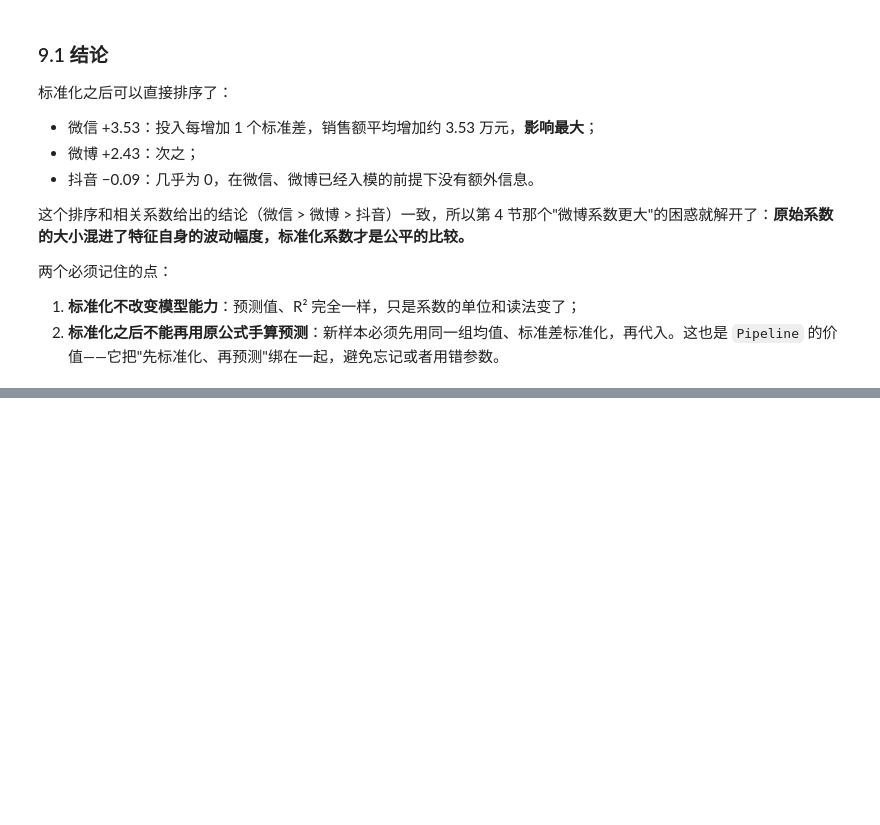
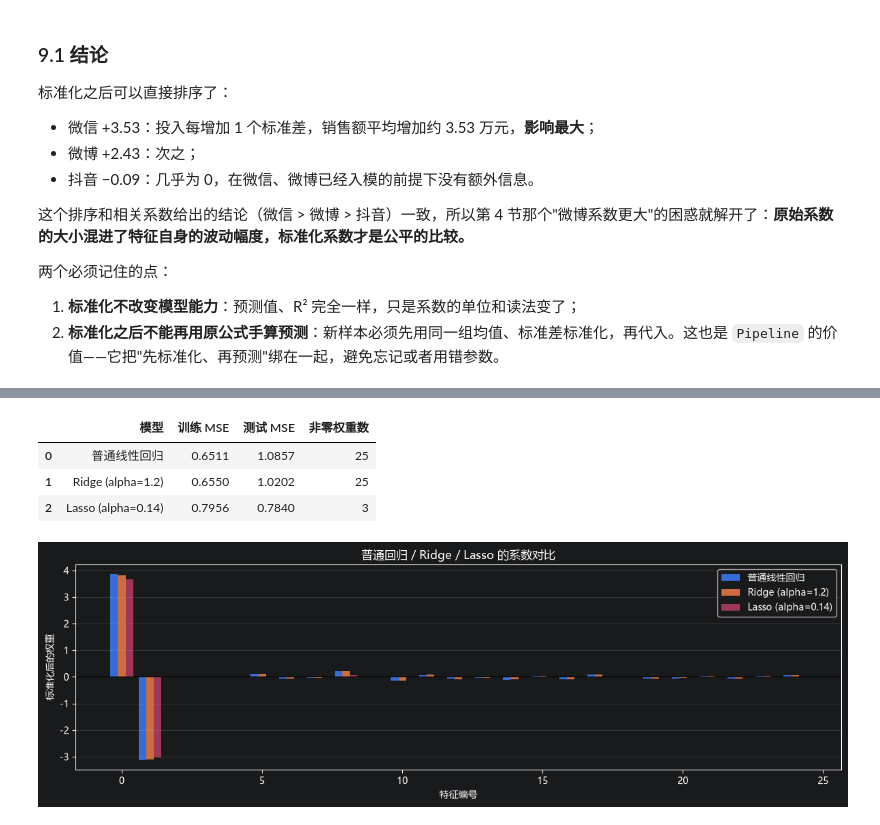
Before and after one commit to GIT-YOYOYO/Machine-Learning, a Jupyter notebook: notebooks/线性回归笔记.ipynb, the cells around one changed output, grey strips where cells are left out. Drawn from its saved outputs; the diff is of its cells as text; code cells hidden in the pictures; blank space fills up the shorter version.

```diff
--- a/notebooks/线性回归笔记.ipynb
+++ b/notebooks/线性回归笔记.ipynb
@@ -968,0 +999,62 @@ print("标准化前后的 R²:", round(r2_score(y_test_m, std_lr.predict(X_test_
+# %%
+from sklearn.linear_model import Lasso, Ridge
+from sklearn.preprocessing import StandardScaler
+
+# 150 个样本、25 个特征，只有前两个特征真正有用
+np.random.seed(42)
+n_samples, n_features = 150, 25
+X_reg = np.random.randn(n_samples, n_features)
+true_w = np.array([3.5, -2.8] + [0] * (n_features - 2))
+y_reg = X_reg @ true_w + np.random.normal(0, 1.0, size=n_samples)
+
+X_train_r, X_test_r, y_train_r, y_test_r = train_test_split(
+    X_reg, y_reg, test_size=0.3, random_state=42
+)
+
+# 正则化前先标准化，保证惩罚对每个特征公平
+scaler_r = StandardScaler()
+X_train_r = scaler_r.fit_transform(X_train_r)
+X_test_r = scaler_r.transform(X_test_r)
+
+models = {
+    "普通线性回归": LinearRegression(),
+    "Ridge (alpha=1.2)": Ridge(alpha=1.2),
+    "Lasso (alpha=0.14)": Lasso(alpha=0.14),
+}
+
+rows = []
+for name, model in models.items():
+    model.fit(X_train_r, y_train_r)
+    rows.append({
+        "模型": name,
+        "训练 MSE": mean_squared_error(y_train_r, model.predict(X_train_r)),
+        "测试 MSE": mean_squared_error(y_test_r, model.predict(X_test_r)),
+        "非零权重数": int(np.sum(np.abs(model.coef_) > 1e-8)),
+    })
+
+reg_results = pd.DataFrame(rows)
+reg_results.round(4)
+# %% [output]
+|  | 模型 | 训练 MSE | 测试 MSE | 非零权重数 |
+| 0 | 普通线性回归 | 0.6511 | 1.0857 | 25 |
+| 1 | Ridge (alpha=1.2) | 0.6550 | 1.0202 | 25 |
+| 2 | Lasso (alpha=0.14) | 0.7956 | 0.7840 | 3 |
+# %%
+# 三个模型的系数对比：Lasso 把大部分噪声特征压成了 0
+fig, ax = plt.subplots(figsize=(12, 4))
+indices = np.arange(n_features)
+width = 0.27
+
+for offset, (name, model) in zip([-width, 0, width], models.items()):
+    ax.bar(indices + offset, model.coef_, width=width, label=name)
+
+ax.axhline(0, color="black", linewidth=0.8)
+ax.set_xlabel("特征编号")
+ax.set_ylabel("标准化后的权重")
+ax.set_title("普通回归 / Ridge / Lasso 的系数对比")
+ax.legend()
+ax.grid(axis="y", alpha=0.3)
+plt.tight_layout()
+plt.show()
+# %% [output]
+[figure, added]
```
Also changed, not shown: parts of 5 cells of this notebook, 5 other files.
